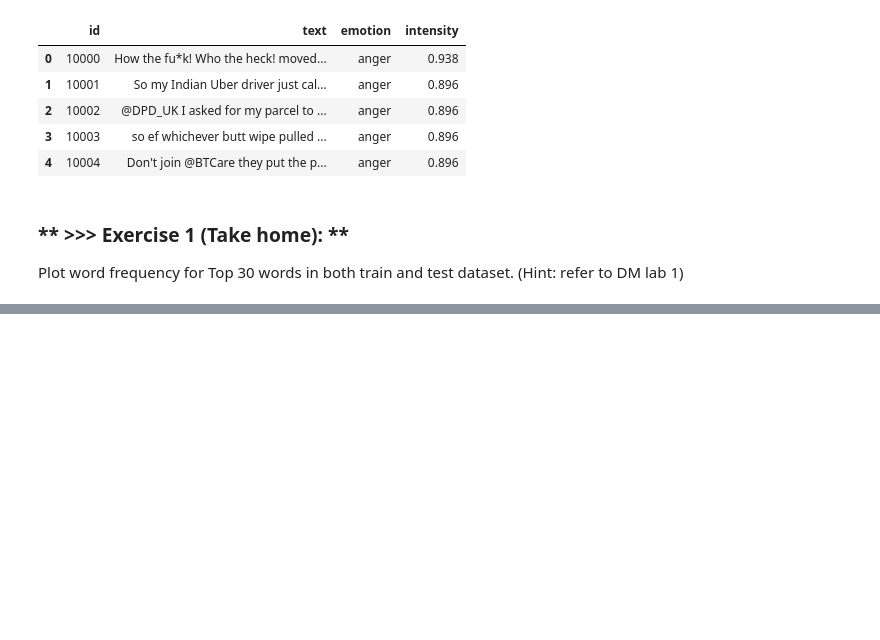
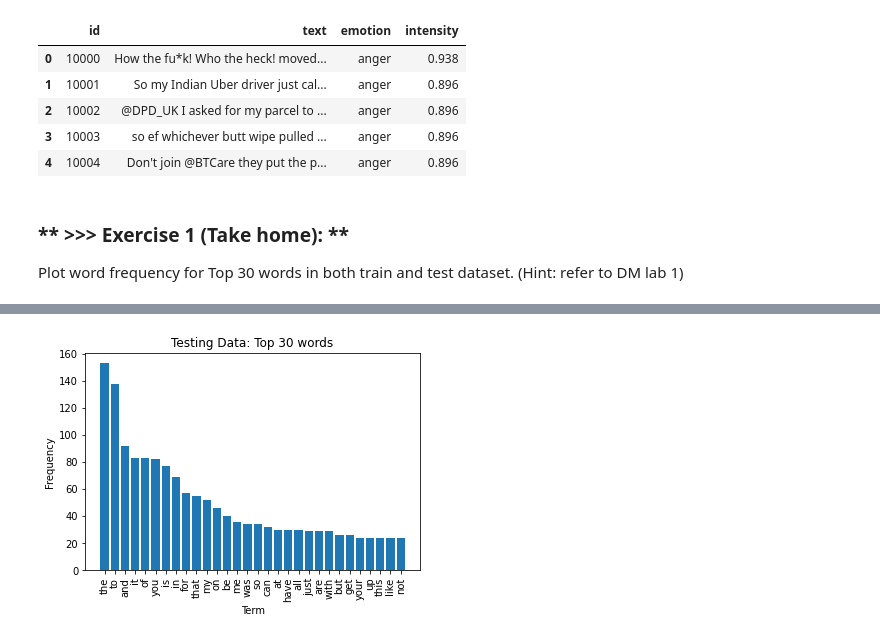
Before and after one commit to szlee118/DM2021-Lab2-HW2, a Jupyter notebook: DM2021-Lab2-Homework.ipynb, the cells around one changed output, grey strips where cells are left out. Cells and saved outputs as stored; diff of their text form; code cells hidden in the pictures; blank space fills up the shorter version.

```diff
--- a/DM2021-Lab2-Homework.ipynb
+++ b/DM2021-Lab2-Homework.ipynb
@@ -80,0 +105,18 @@ Plot word frequency for Top 30 words in both train and test dataset. (Hint: refe
+# %%
+test_counts = count_vect.fit_transform(test_df.text)
+term_frequencies = test_counts.toarray().sum(axis=0)
+
+top_30_words = []
+sorted_index = np.argsort(term_frequencies)[::-1][:num]
+for i in sorted_index:
+    top_30_words.append(count_vect.get_feature_names_out()[i])
+sorted_freq = term_frequencies[sorted_index]
+
+plt.title('Testing Data: Top 30 words')
+plt.bar(top_30_words, sorted_freq)
+plt.xlabel('Term')
+plt.ylabel('Frequency')
+plt.xticks(rotation=90)
+plt.show()
+# %% [output]
+[figure, added]
```
Also changed, not shown: parts of 2 cells of this notebook.
